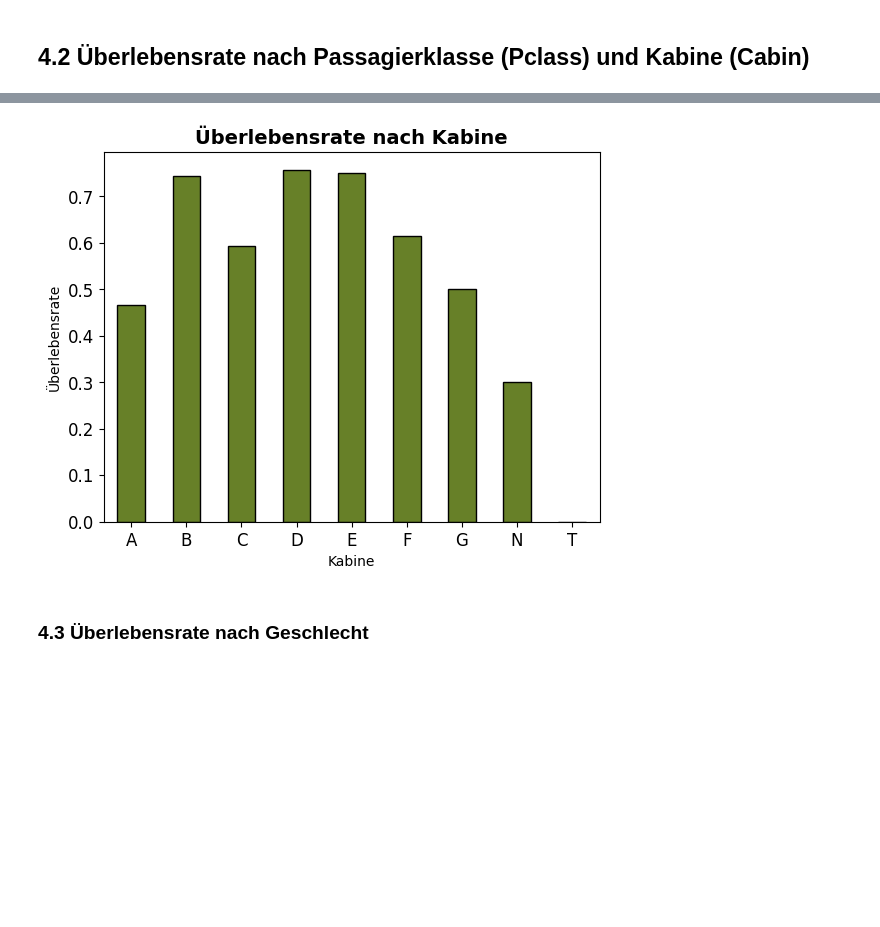
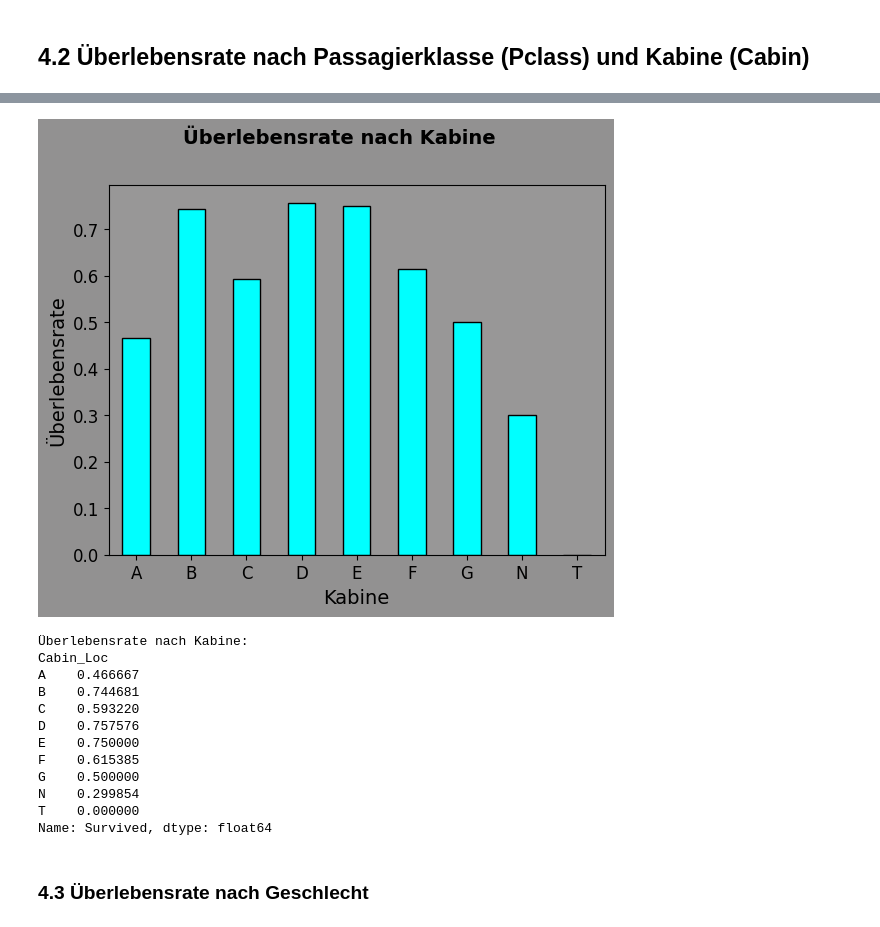
Before and after one commit to RickSpringer/The_Titanic_Problem, a Jupyter notebook: Titanic/240212_The_Titanic_Jupyter_Notebook.ipynb, the cells around one changed output, grey strips where cells are left out. Drawn from its saved outputs; the diff is of its cells as text; code cells hidden in the pictures; blank space fills up the shorter version.

```diff
--- a/Titanic/240212_The_Titanic_Jupyter_Notebook.ipynb
+++ b/Titanic/240212_The_Titanic_Jupyter_Notebook.ipynb
@@ -179,7 +149,7 @@ Name: Name, dtype: object
 # %%
 names_df = titanic_data['Name'].str.split(', ', n=1, expand=True)
-titanic_data.insert(3, 'Surname', names_df[0])
-titanic_data.insert(4, 'name', names_df[1])
+titanic_data.insert(titanic_index.get_loc('Name'), 'Surname', names_df[0])
+titanic_data.insert(titanic_index.get_loc('Name'), 'name', names_df[1])
 # %%
 del titanic_data['Name']
 titanic_data.rename({'name': 'Name'}, axis=1, inplace=True)
@@ -203,7 +173,7 @@ titanic_data[['Surname', 'Name']]
 ### 3.1.3 Trennung der Namen in 'Address' und 'First Name'
 # %%
 names_df = titanic_data['Name'].str.split(r'\. ', n=1, regex=True, expand=True)
-titanic_data.insert(3,'Address', names_df[0])
+titanic_data.insert(titanic_index.get_loc('Name'),'Address', names_df[0])
 titanic_data['Name'] = titanic_data['Name'].str.replace(r'^[^.]*\.', '', regex=True)
 # %%
 titanic_data['Address'].value_counts()
@@ -252,7 +224,7 @@ titanic_data
 # %% [markdown]
 ## 3.2 Mitgereiste Familienmitglieder
 # %%
-titanic_data['Fam'] = titanic_data["SibSp"] + titanic_data["Parch"] + 1
+titanic_data['Fam'] = titanic_data["SibSp"] + titanic_data["Parch"]
 # %%
 titanic_data[['Fam','Survived']]
 # %% [output]
@@ -399,25 +412,52 @@ T          0.000000      1
 Von 891 Einträgen im Datensatz hatten nur 204 eine Kabinenangabe.
 # %%
-cabin_survival = titanic_data.groupby('Cabin_Loc')['Survived'].mean()
-cabin_survival_plot = cabin_survival.plot(kind='bar',
-                                          color='#678028',
+cabin_survived = titanic_data.groupby('Cabin_Loc')['Survived'].mean()
+
+fig_cabin_survival, ax_cabin_survival = plt.subplots()
+
+cabin_survival_plot = cabin_survived.plot(kind='bar',
+                                          color='#00FFFF',
                                           ec='black',
                                           lw=1,
-                                          xlabel='Kabine',
                                           fontsize=12,
-                                          ylabel='Überlebensrate',
-                                          rot=0)
+                                          rot=0,
+                                          )
+
+ax_cabin_survival.set_facecolor('#989797')
+fig_cabin_survival.patch.set_facecolor('#929191')
 
 cabin_survival_plot.set_title('Überlebensrate nach Kabine',
-                           fontsize=14,
-                           color='black',
-                           fontweight='bold')
+                              fontsize=14,
+                              color='black',
+                              fontweight='bold',
+                              pad=30,
+                              loc='left',
+                              x=0.15,
+                              )
 
-plt.xlabel('Kabine')
-plt.ylabel('Überlebensrate')
+ax_cabin_survival.set_xlabel('Kabine',
+                             fontsize=14,
+                             )
+ax_cabin_survival.set_ylabel('Überlebensrate',
+                             fontsize=14,
+                             )
+
 plt.show()
+print(f"Überlebensrate nach Kabine:\n{cabin_survived}")
 # %% [output]
-[figure, old version]
+[figure, new version]
+Überlebensrate nach Kabine:
+Cabin_Loc
+A    0.466667
+B    0.744681
+C    0.593220
+D    0.757576
+E    0.750000
+F    0.615385
+G    0.500000
+N    0.299854
+T    0.000000
+Name: Survived, dtype: float64
 # %% [markdown]
 ### 4.3 Überlebensrate nach Geschlecht
 # %%
```
Also changed, not shown: parts of 45 cells of this notebook, 12 other files.
